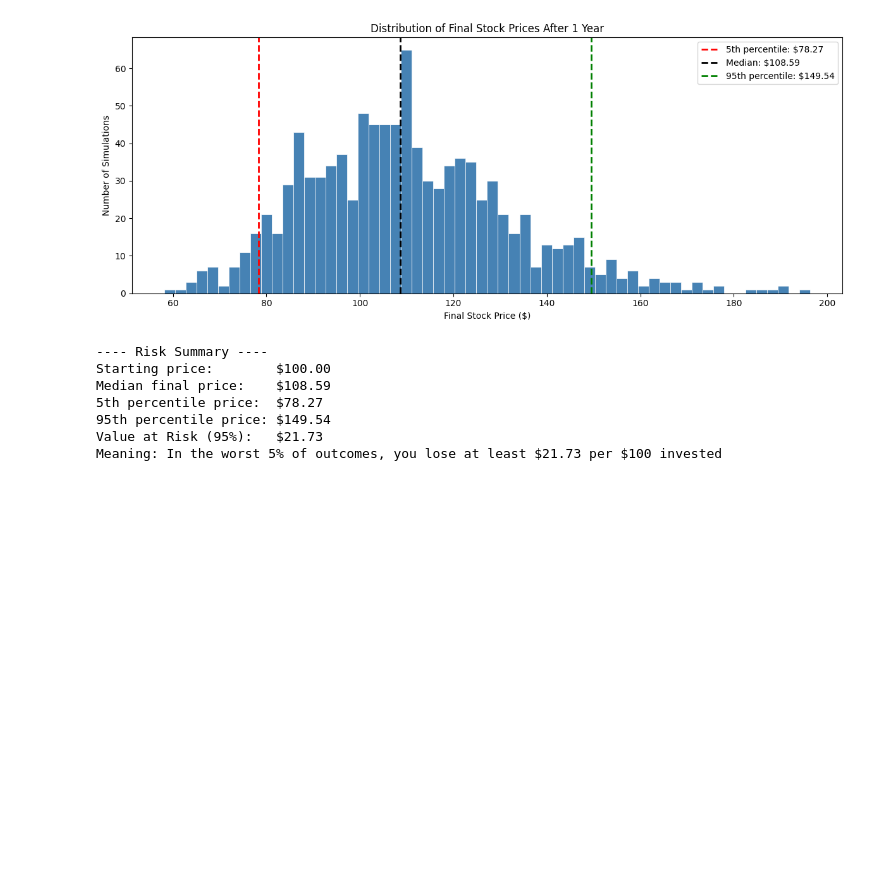
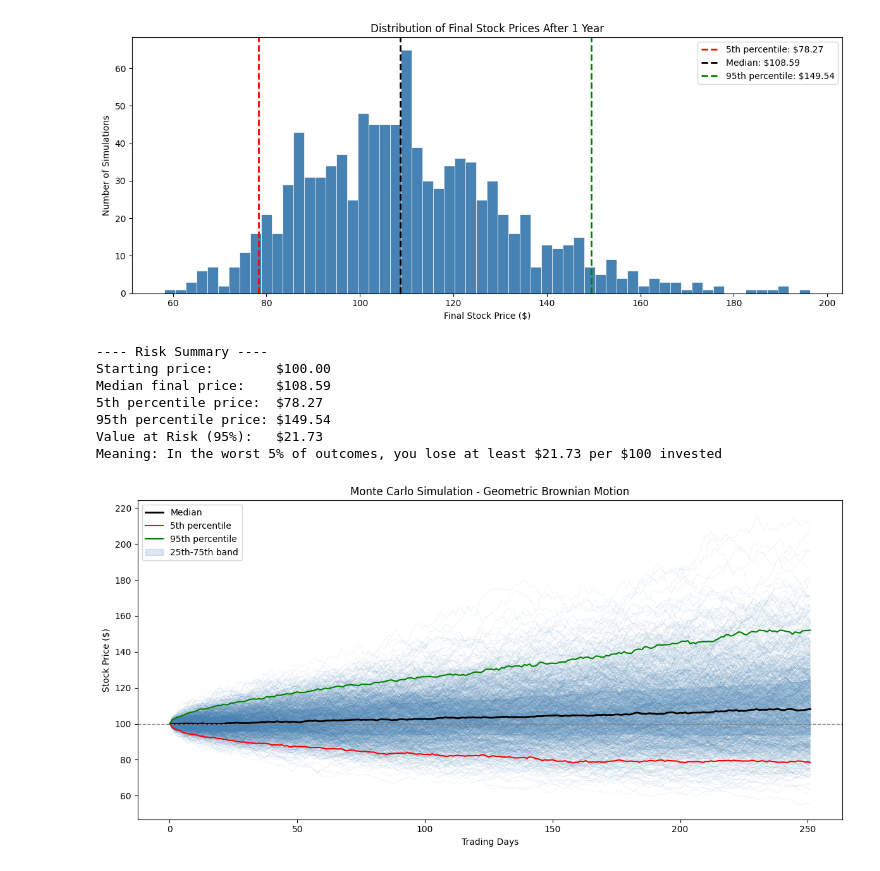
Before and after one commit to faith-dev122/monte-carlo-stock-simulator, a Jupyter notebook: monte_carlo_simulator.ipynb, the cells around one changed output. Saved outputs shown, nothing was run; the diff lists cells and outputs as text; code cells hidden in the pictures; blank space fills up the shorter version.

Commit message:
Add Monte Carlo simulation with GBM, confidence intervals and VaR

```diff
--- a/monte_carlo_simulator.ipynb
+++ b/monte_carlo_simulator.ipynb
@@ -149,3 +149,79 @@ Median final price:    $108.59
 95th percentile price: $149.54
 Value at Risk (95%):   $21.73
 Meaning: In the worst 5% of outcomes, you lose at least $21.73 per $100 invested
+# %%
+def run_monte_carlo(S0, mu, sigma, T, num_simulations):
+    """
+    Simulate stock price paths using Geometric Brownian Motion.
+
+    Parameters:
+        S0              : float - Starting stock price
+        mu              : float - Expected annual return (e.g. 0.10 for 10%)
+        sigma           : float - Annual volatility (e.g. 0.20 for 20%)
+        T               : float - Time horizon in years
+        num_simulations : int   - Number of simulation paths
+
+    Returns:
+        price_paths : numpy array of shape (N, num_simulations)
+    """
+    dt = 1 / 252
+    N  = int(T / dt)
+
+    random_shocks = np.random.normal(0, 1, (N - 1, num_simulations))
+    daily_returns = np.exp(
+        (mu - 0.5 * sigma**2) * dt + sigma * np.sqrt(dt) * random_shocks
+    )
+
+    price_paths    = np.zeros((N, num_simulations))
+    price_paths[0] = S0
+    price_paths[1:] = S0 * np.cumprod(daily_returns, axis=0)
+
+    return price_paths
+
+
+def summarise_simulation(price_paths, S0):
+    """
+    Print a risk summary and plot results for a completed simulation.
+    """
+    final_prices = price_paths[-1]
+    days         = np.arange(len(price_paths))
+
+    p5  = np.percentile(final_prices, 5)
+    p25 = np.percentile(final_prices, 25)
+    p50 = np.percentile(final_prices, 50)
+    p75 = np.percentile(final_prices, 75)
+    p95 = np.percentile(final_prices, 95)
+
+    # Chart
+    plt.figure(figsize=(12, 6))
+    plt.plot(price_paths, linewidth=0.4, alpha=0.15, color='steelblue')
+    plt.plot(days, np.percentile(price_paths, 50, axis=1), color='black',  linewidth=2,   label='Median')
+    plt.plot(days, np.percentile(price_paths, 5,  axis=1), color='red',    linewidth=1.5, label='5th percentile')
+    plt.plot(days, np.percentile(price_paths, 95, axis=1), color='green',  linewidth=1.5, label='95th percentile')
+    plt.fill_between(days,
+                     np.percentile(price_paths, 25, axis=1),
+                     np.percentile(price_paths, 75, axis=1),
+                     alpha=0.2, color='steelblue', label='25th-75th band')
+    plt.axhline(y=S0, color='gray', linestyle='--', linewidth=1)
+    plt.title('Monte Carlo Simulation - Geometric Brownian Motion')
+    plt.xlabel('Trading Days')
+    plt.ylabel('Stock Price ($)')
+    plt.legend(loc='upper left')
+    plt.tight_layout()
+    plt.show()
+
+    # Risk summary
+    print("---- Risk Summary ----")
+    print(f"Starting price:        ${S0:.2f}")
+    print(f"Median final price:    ${p50:.2f}")
+    print(f"5th percentile price:  ${p5:.2f}")
+    print(f"95th percentile price: ${p95:.2f}")
+    print(f"Value at Risk (95%):   ${S0 - p5:.2f}")
+    print(f"Meaning: In the worst 5% of outcomes, you lose at least ${S0 - p5:.2f} per ${S0:.0f} invested")
+
+
+# Run with our original parameters
+paths = run_monte_carlo(S0=100, mu=0.10, sigma=0.20, T=1, num_simulations=1000)
+summarise_simulation(paths, S0=100)
+# %% [output]
+[figure, added]
```
Also changed, not shown: parts of 1 cell of this notebook.
